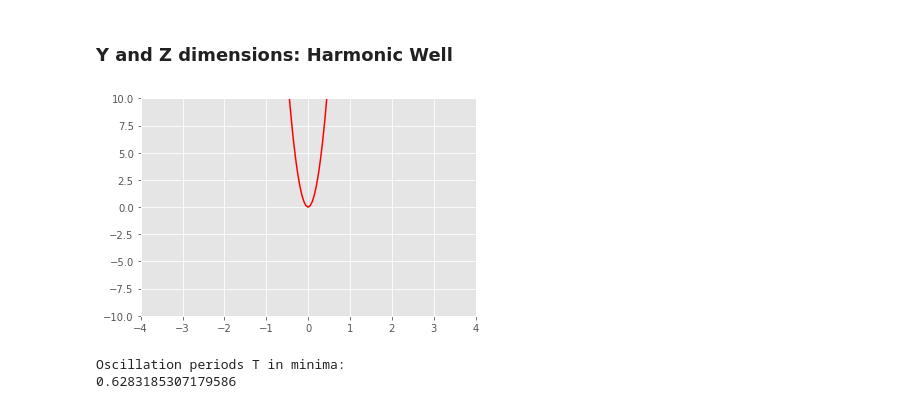
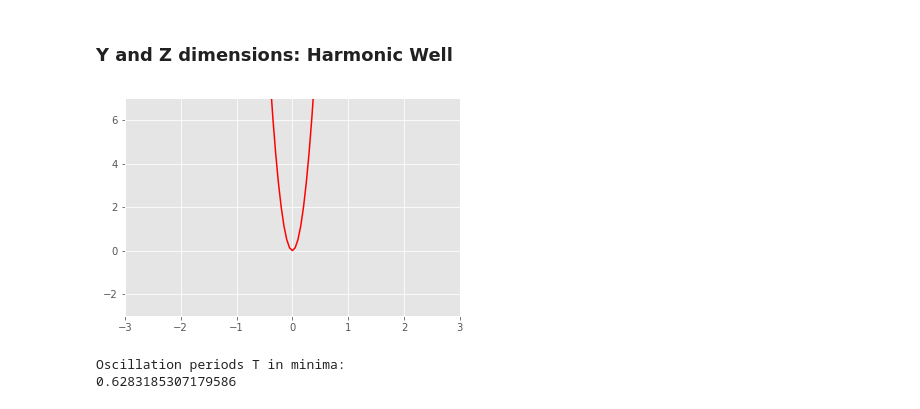
Before and after one commit to chemlove/REMD, a Jupyter notebook: double_well.ipynb, the cells around one changed output. Saved outputs shown, nothing was run; the diff lists cells and outputs as text; code cells hidden in the pictures.

```diff
--- a/double_well.ipynb
+++ b/double_well.ipynb
@@ -27,19 +29,19 @@ system.addParticle(mass)
 # %%
 # '0.5*K*x**2'
 
 def harmonic_well(x,K):
     return 0.5*K*x**2
 
 K=100.0
 
 x_serie = np.arange(-5., 5., 0.05)
 
 plt.plot(x_serie, harmonic_well(x_serie,K), 'r-')
-plt.ylim(-10,10)
-plt.xlim(-4,4)
+plt.ylim(-3,7)
+plt.xlim(-3,3)
 plt.show()
 # %% [output]
-[figure, old version]
+[figure, new version]
 # %%
 x = sy.symbols('x')
 g=sy.diff(0.5*K*x**2,x)
```
Also changed, not shown: parts of 20 cells of this notebook, 3 other files.
